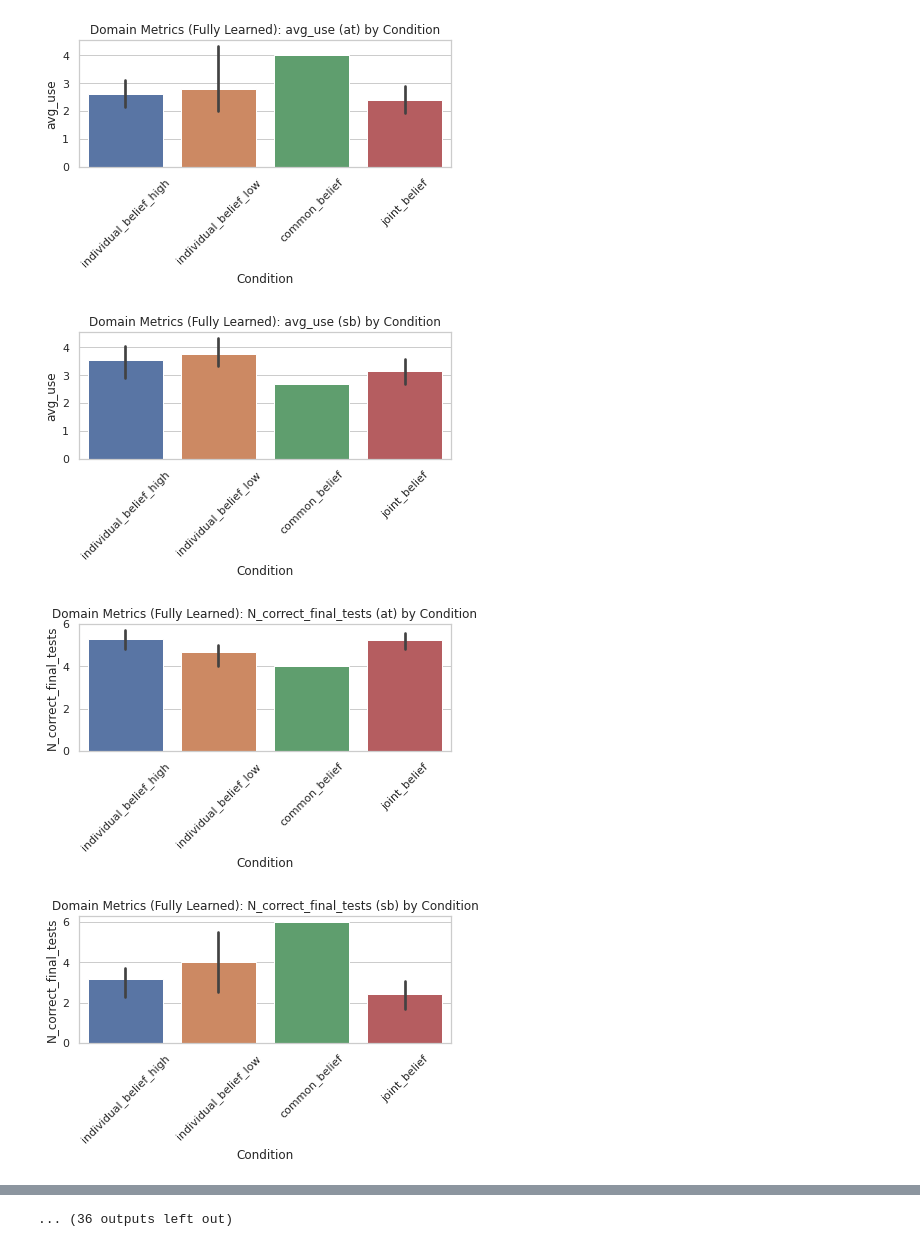
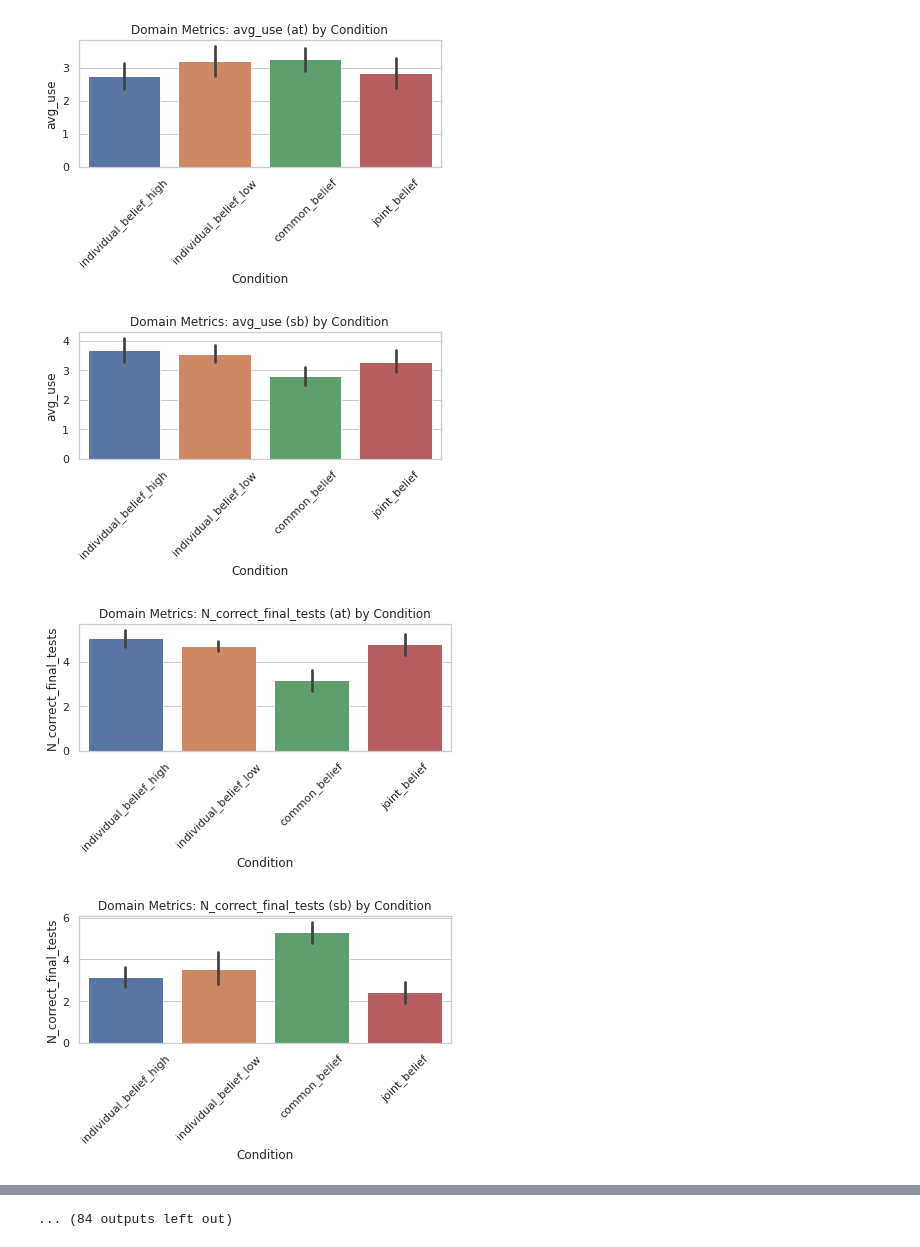
Before and after one commit to HARPLab/flask_closed_loop_teaching, a Jupyter notebook: simple_game_test/plot_results.ipynb, the cells around one changed output, grey strips where cells are left out. Cells and saved outputs as stored; diff of their text form; code cells hidden in the pictures.

```diff
--- a/simple_game_test/plot_results.ipynb
+++ b/simple_game_test/plot_results.ipynb
@@ -7,7 +7,8 @@ import numpy as np
 sns.set(style="whitegrid")
 
 # Load data
-domain_df = pd.read_excel("../results/domain_df_w_metrics.xlsx")
+# domain_df = pd.read_excel("../results/domain_df_w_metrics.xlsx")
+domain_df = pd.read_excel("../results/expanded_metrics_data.xlsx", sheet_name="domain_df")
 
 domain_df_learned = domain_df[domain_df['overall_domain_learned'] == 1]
 users_learned = domain_df_learned['user_id'].unique()
@@ -20,7 +21,8 @@ for col in string_cols:
     if col in domain_df.columns:
         domain_df[col] = domain_df[col].astype(str)
 
-round_df = pd.read_excel("../results/round_df_w_metrics.xlsx")
+# round_df = pd.read_excel("../results/round_df_w_metrics.xlsx")
+round_df = pd.read_excel("../results/expanded_metrics_data.xlsx", sheet_name="round_df")
 round_df_learned = round_df[round_df['user_id'].isin(users_learned)]
 
 
@@ -218,8 +220,8 @@ def plot_bar_with_error(df, variables, title_prefix):
             plt.tight_layout()
             plt.show()
 
-# plot_bar_with_error(domain_df, domain_vars, "Domain Metrics")
-# plot_bar_with_error(round_df, round_vars, "Round Metrics")
+plot_bar_with_error(domain_df, domain_vars, "Domain Metrics")
+plot_bar_with_error(round_df, round_vars, "Round Metrics")
 
 plot_bar_with_error(domain_df_learned, domain_vars, "Domain Metrics (Fully Learned)")
 plot_bar_with_error(round_df_learned, round_vars, "Round Metrics (Fully Learned)")
@@ -230,18 +232,29 @@ def plot_bar_charts_boolean(df, variables, title_prefix):
     domain_col = 'domain_name' if 'domain_name' in df.columns else 'domain'
     unique_domains = df[domain_col].unique()
 
+
+
     for var in variables:
+        print(f"\n--- Variable: {var} ---")
+
         for domain in unique_domains:
-            df_subset = df[(df[domain_col] == domain)]
+            df_subset = df[df[domain_col] == domain]
+
+            # Group and count True values per condition
+            count_df = df_subset.groupby("experimental_condition")[var].sum().reindex(condition_order)
+            count_df = count_df.reset_index().rename(columns={var: 'count'})
+            print(count_df)
+
             plt.figure(figsize=(6, 4))
-            sns.barplot(data=df_subset, x="experimental_condition", y=var, order=condition_order)
-            plt.title(f"{title_prefix}: {var} ({domain}) by Condition")
+            sns.barplot(data=count_df, x="experimental_condition", y="count", order=condition_order)
+            plt.title(f"{title_prefix}: Count of {var} = True ({domain})")
             plt.xticks(rotation=45)
             plt.xlabel("Condition")
-            plt.ylabel(var)
+            plt.ylabel("Count")
             plt.tight_layout()
             plt.show()
 
+
 plot_bar_charts_boolean(domain_df, domain_vars_boolean, "Domain Metrics")
 plot_bar_charts_boolean(domain_df_learned, domain_vars_boolean, "Domain Metrics (Fully Learned)")
 # %% [output]
@@ -250,4 +263,4 @@ plot_bar_charts_boolean(domain_df_learned, domain_vars_boolean, "Domain Metrics
-[figure, old version]
+[figure, new version]
-[figure, old version]
+[figure, new version]
-[figure, old version]
+[figure, new version]
-[figure, old version]
+[figure, new version]
@@ -260 +273 @@ plot_bar_charts_boolean(domain_df_learned, domain_vars_boolean, "Domain Metrics
-... (36 outputs left out)
+... (84 outputs left out)
```
Also changed, not shown: parts of 6 cells of this notebook, 19 other files.
